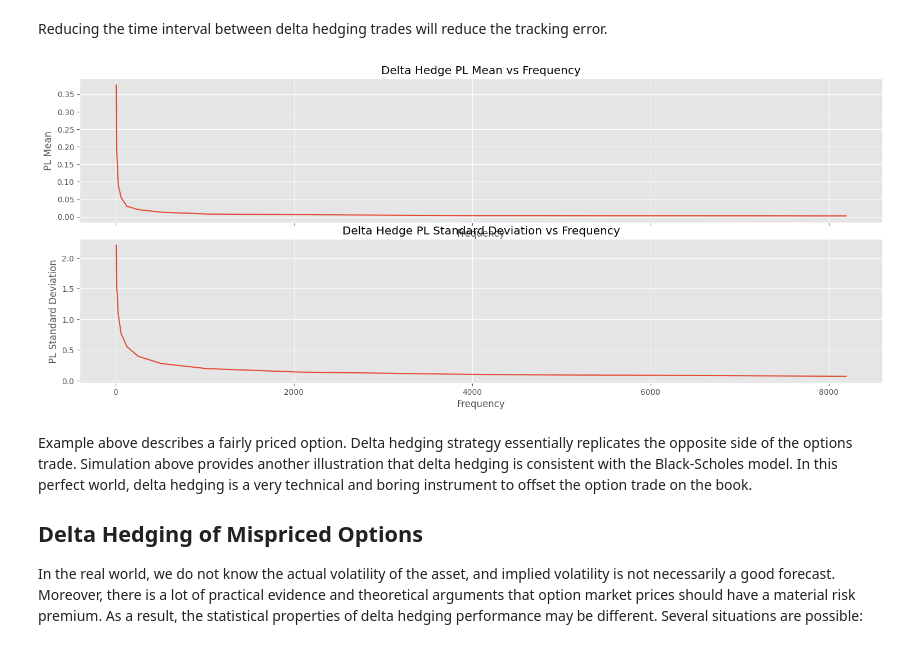
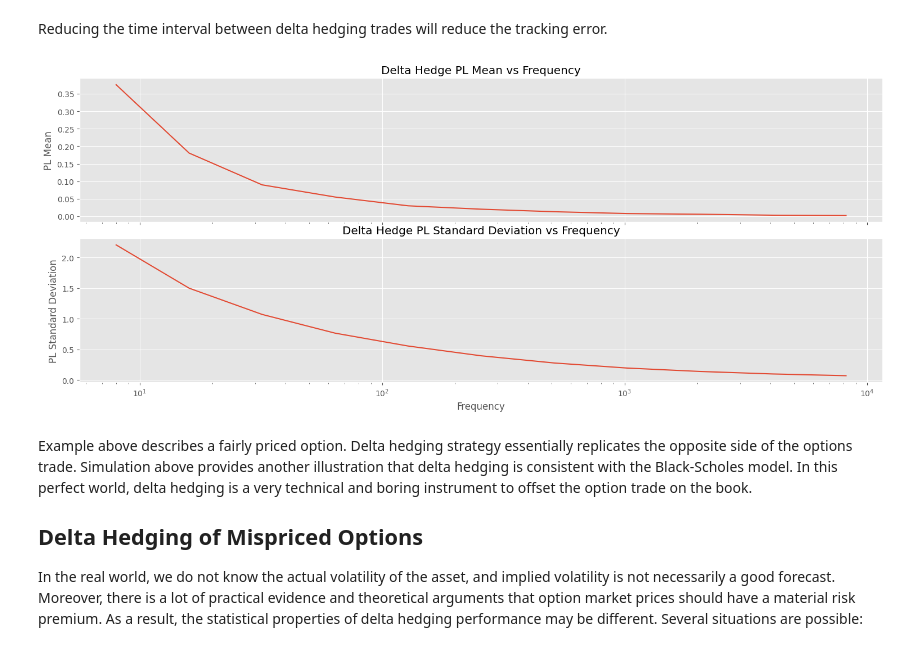
Before and after one commit to akaufman22/FinanceNoteboks, a Jupyter notebook: OptionGreeks/VolatilityArbitrage.ipynb, the cells around one changed output. Saved outputs shown, nothing was run; the diff lists cells and outputs as text; code cells hidden in the pictures.

```diff
--- a/OptionGreeks/VolatilityArbitrage.ipynb
+++ b/OptionGreeks/VolatilityArbitrage.ipynb
@@ -146,32 +146,33 @@ Reducing the time interval between delta hedging trades will reduce the tracking
 # %%
 N = 5000
 dh_stdev = []
 dh_mean = []
 freq = 2 ** np.linspace(3, 13, 11)
 sample = generate_gbm(T, int(freq[-1]), r-q, sigma, K, N, random_state=42).T
 for i in freq:
     k = int(freq[-1] / i)
     subsample = sample[::k]
     returns = np.log(subsample[:-1,]) - np.log(subsample[1:,])
     realised_vol = (returns).std(axis=0, ddof=1) * np.sqrt(i/T)
     benchmark_pl = bsm_value(S_0, K, T, r, q, realised_vol, 0) - bsm_value(S_0, K, T, r, q, sigma, 0)
     trading = (delta_hedge_strategy(subsample, K, T, r, q, sigma, sigma, 0)[0])
     bm_deviation = trading.sum(axis=0) - benchmark_pl
     dh_stdev.append(bm_deviation.std())
     dh_mean.append(bm_deviation.mean())
 fig, ax = plt.subplots(2, 1, figsize=(15, 6), sharex=True)
 fig.tight_layout()
 ax[1].plot(freq, dh_stdev)
 ax[1].set_title('Delta Hedge PL Standard Deviation vs Frequency')
 ax[1].set_xlabel('Frequency')
+ax[1].set_xscale('log')
 ax[1].set_ylabel('PL Standard Deviation')
 ax[0].plot(freq, dh_mean)
 ax[0].set_title('Delta Hedge PL Mean vs Frequency')
-ax[0].set_xlabel('Frequency')
 ax[0].set_ylabel('PL Mean')
+ax[0].set_xscale('log')
 plt.show()
 # %% [output]
-[figure, old version]
+[figure, new version]
 # %% [markdown]
 Example above describes a fairly priced option. Delta hedging strategy essentially replicates the opposite side of the options trade. Simulation above provides another illustration that delta hedging is consistent with the Black-Scholes model. In this perfect world, delta hedging is a very technical and boring instrument to offset the option trade on the book.
 
```
Also changed, not shown: 1 other file.
